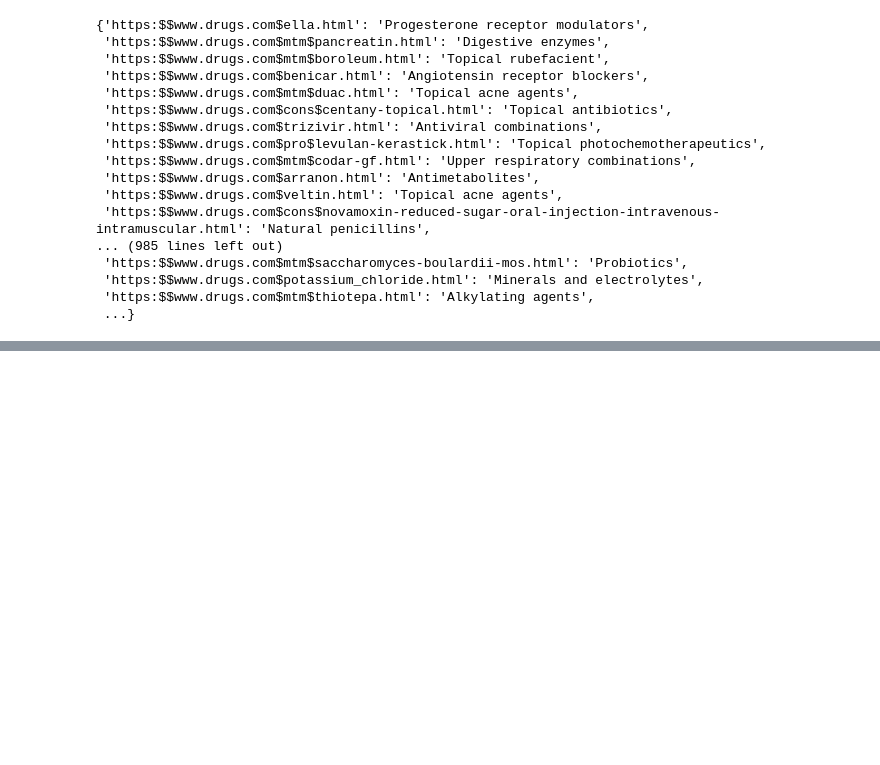
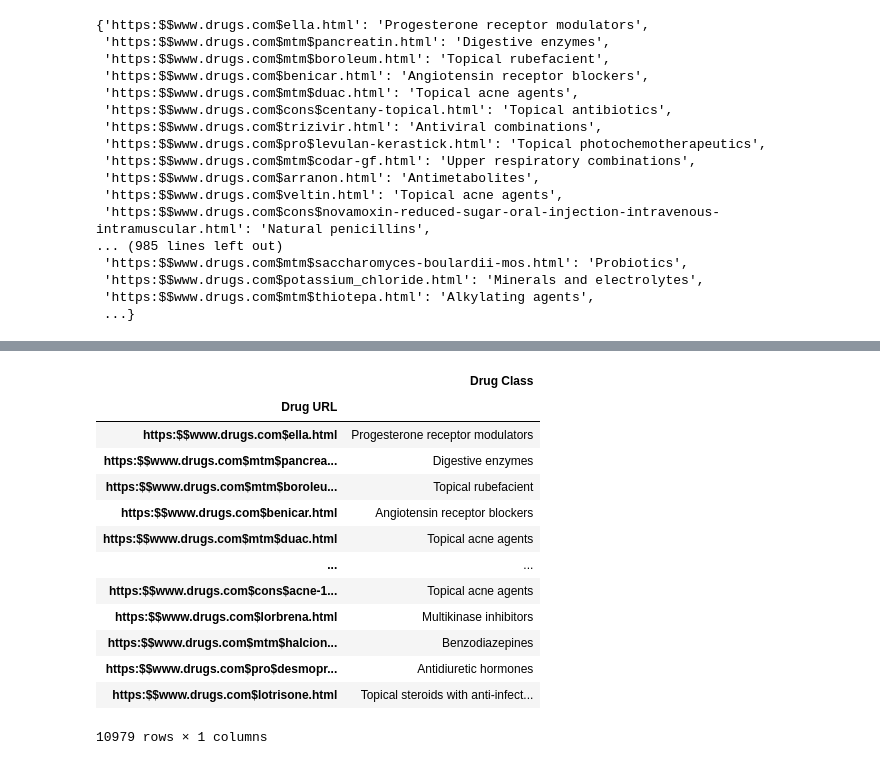
Before and after one commit to ariellubonja/drugs-embedding, a Jupyter notebook: Bio_ClinicalBERT-embeddings.ipynb, the cells around one changed output, grey strips where cells are left out. Saved outputs shown, nothing was run; the diff lists cells and outputs as text; code cells hidden in the pictures; blank space fills up the shorter version.

```diff
--- a/Bio_ClinicalBERT-embeddings.ipynb
+++ b/Bio_ClinicalBERT-embeddings.ipynb
@@ -434,3 +434,6 @@ drugs_and_classes
  'https:$$www.drugs.com$potassium_chloride.html': 'Minerals and electrolytes',
  'https:$$www.drugs.com$mtm$thiotepa.html': 'Alkylating agents',
  ...}
+# %%
+df = pd.DataFrame(drugs_and_classes.values(), index=drugs_and_classes.keys())
+df
@@ -436,0 +454,19 @@ drugs_and_classes
+# %%
+df = df.rename(columns={0: "Drug Class"})
+df.index.name = "Drug URL"
+df
+# %% [output]
+|  | Drug Class |
+| Drug URL |  |
+| https:$$www.drugs.com$ella.html | Progesterone receptor modulators |
+| https:$$www.drugs.com$mtm$pancrea... | Digestive enzymes |
+| https:$$www.drugs.com$mtm$boroleu... | Topical rubefacient |
+| https:$$www.drugs.com$benicar.html | Angiotensin receptor blockers |
+| https:$$www.drugs.com$mtm$duac.html | Topical acne agents |
+| ... | ... |
+| https:$$www.drugs.com$cons$acne-1... | Topical acne agents |
+| https:$$www.drugs.com$lorbrena.html | Multikinase inhibitors |
+| https:$$www.drugs.com$mtm$halcion... | Benzodiazepines |
+| https:$$www.drugs.com$pro$desmopr... | Antidiuretic hormones |
+| https:$$www.drugs.com$lotrisone.html | Topical steroids with anti-infect... |
+10979 rows × 1 columns
```
Also changed, not shown: parts of 5 cells of this notebook, 1 other file.
